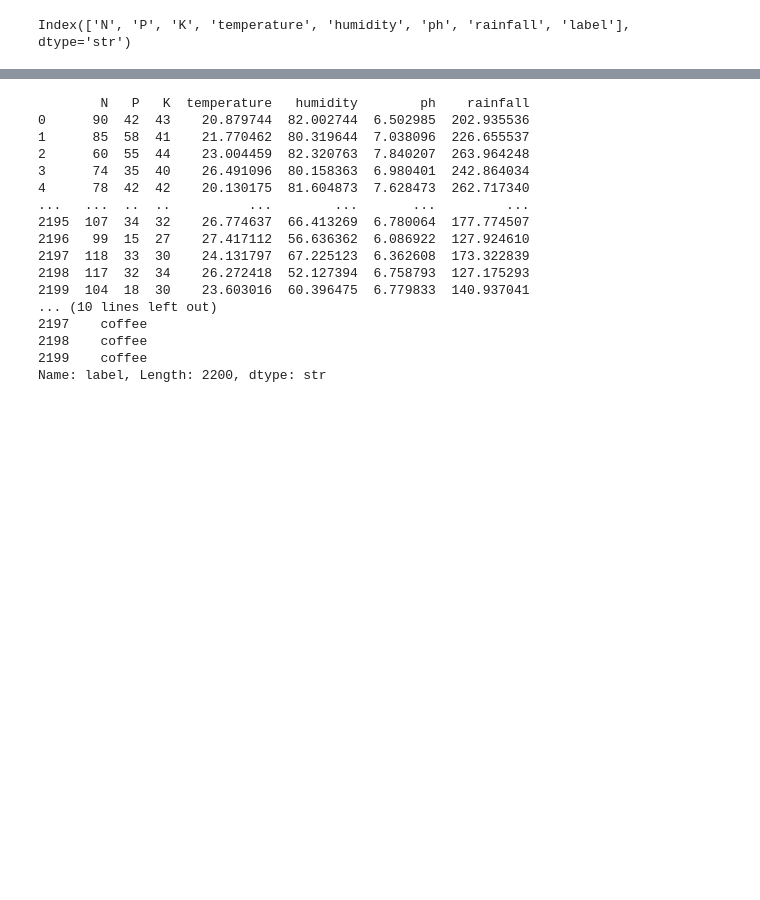
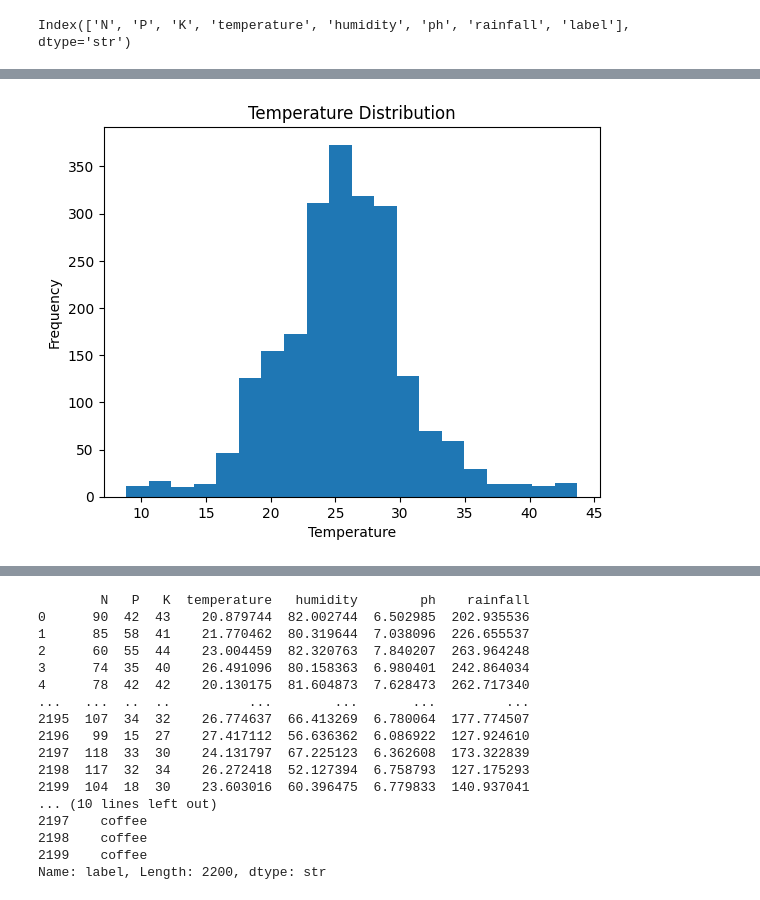
Before and after one commit to mdmohid/Smart_Agri_System, a Jupyter notebook: notebooks/crop_recommendation_experiment.ipynb, the cells around one changed output, grey strips where cells are left out. Saved outputs shown, nothing was run; the diff lists cells and outputs as text; code cells hidden in the pictures; blank space fills up the shorter version.

```diff
--- a/notebooks/crop_recommendation_experiment.ipynb
+++ b/notebooks/crop_recommendation_experiment.ipynb
@@ -58,0 +101,9 @@ data.shape
+# %%
+#Temparature Distribution
+plt.hist(data['temperature'], bins=20)
+plt.title("Temperature Distribution")
+plt.xlabel("Temperature")
+plt.ylabel("Frequency")
+plt.show()
+# %% [output]
+[figure, added]
```
Also changed, not shown: parts of 20 cells of this notebook.
